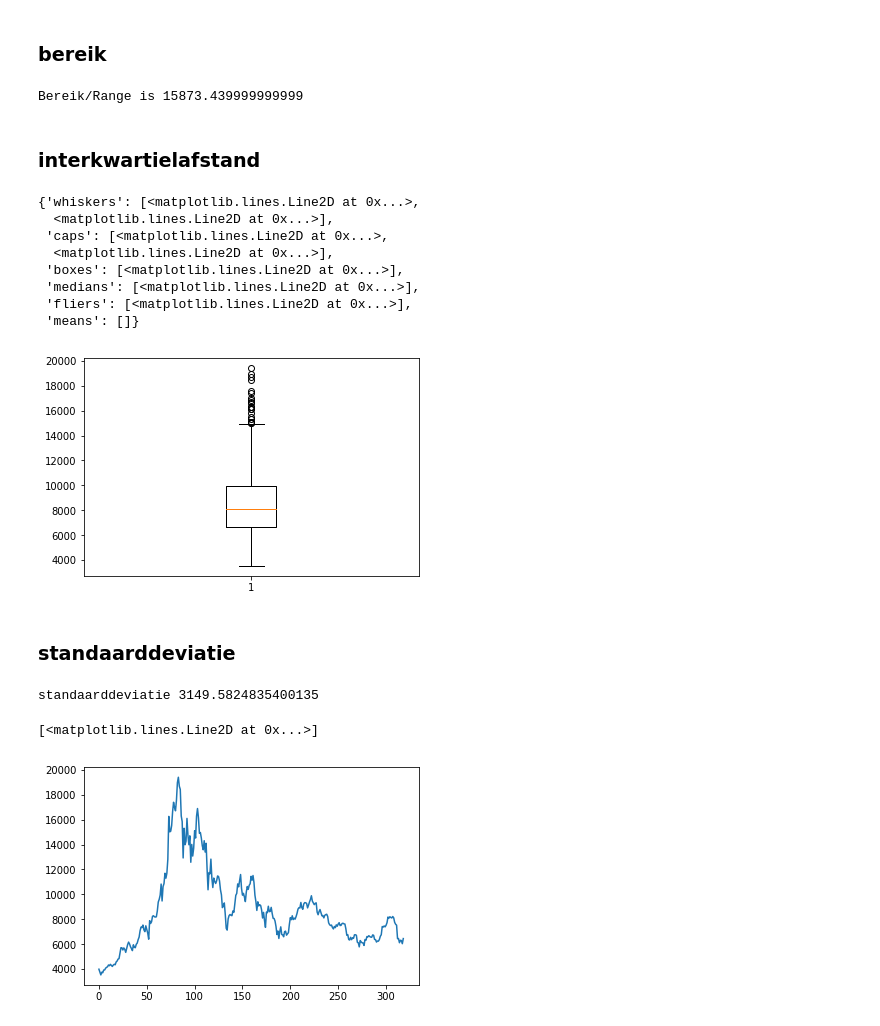
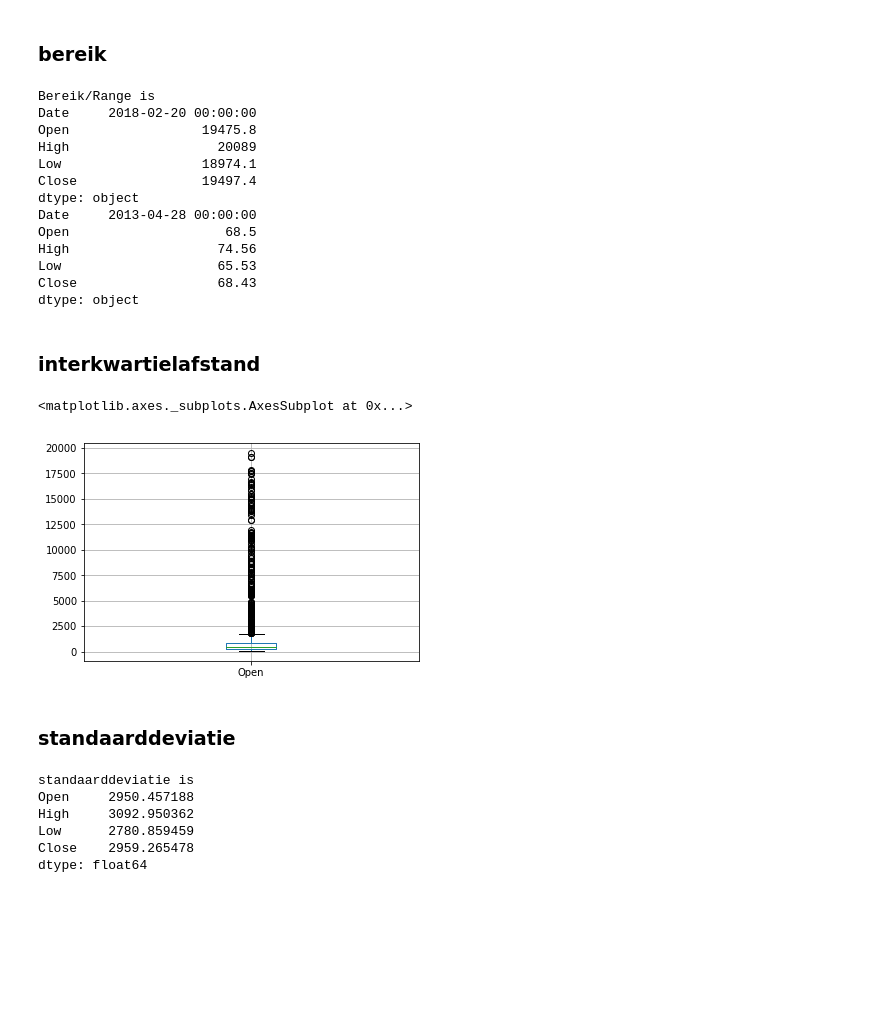
Before and after one commit to NeilVdB/BigData, a Jupyter notebook: Statistiek/Statistiek.ipynb, the cells around one changed output. Drawn from its saved outputs; the diff is of its cells as text; code cells hidden in the pictures; blank space fills up the shorter version.

Commit message:
Statistics updated (used pandas instead of numpy)

```diff
--- a/Statistiek/Statistiek.ipynb
+++ b/Statistiek/Statistiek.ipynb
@@ -38,0 +3,13 @@ pricesnp = np.array(prices)
+# %%
+filename = 'bitcoin_price.csv'
+filename2 = 'ethereum_price.csv'
+import numpy as np
+import matplotlib.pyplot as plt
+from scipy import stats
+import pandas as pd
+import datetime
+
+d = lambda x: pd.datetime.strptime(x, '%b %d, %Y')
+
+dataBTC = ps.read_csv(filename, delimiter=',', parse_dates=['Date'], date_parser=d)
+dataETH = ps.read_csv(filename2, delimiter=',', parse_dates=['Date'], date_parser=d)
@@ -38,0 +29,2 @@ pricesnp = np.array(prices)
+# %%
+dataBTC = dataBTC.drop(['Market Cap','Volume'], axis=1)
@@ -63,31 +92,39 @@ modus is ModeResult(mode=array([8200.]), count=array([2]))
 # %% [markdown]
 ### bereik
 # %%
-print("Bereik/Range is", pricesnp.max() - pricesnp.min())
+print("Bereik/Range is ")
+print(dataBTC.max())
+print(dataBTC.min())
 # %% [output]
-Bereik/Range is 15873.439999999999
+Bereik/Range is
+Date     2018-02-20 00:00:00
+Open                 19475.8
+High                   20089
+Low                  18974.1
+Close                19497.4
+dtype: object
+Date     2013-04-28 00:00:00
+Open                    68.5
+High                   74.56
+Low                    65.53
+Close                  68.43
+dtype: object
 # %% [markdown]
 ### interkwartielafstand
-# %%
-plt.boxplot(pricesnp)
-# %% [output]
-{'whiskers': [<matplotlib.lines.Line2D at 0x...>,
-  <matplotlib.lines.Line2D at 0x...>],
- 'caps': [<matplotlib.lines.Line2D at 0x...>,
-  <matplotlib.lines.Line2D at 0x...>],
- 'boxes': [<matplotlib.lines.Line2D at 0x...>],
- 'medians': [<matplotlib.lines.Line2D at 0x...>],
- 'fliers': [<matplotlib.lines.Line2D at 0x...>],
- 'means': []}
-[figure, removed]
+# %%
+dataBTC.boxplot(column="Open")
+# %% [output]
+<matplotlib.axes._subplots.AxesSubplot at 0x...>
+[figure, added]
 # %% [markdown]
 ### standaarddeviatie
 # %%
-print("standaarddeviatie", pricesnp.std())
+print("standaarddeviatie is ")
+print(dataBTC.std())
 # %% [output]
-standaarddeviatie 3149.5824835400135
+standaarddeviatie is
+Open     2950.457188
+High     3092.950362
+Low      2780.859459
+Close    2959.265478
+dtype: float64
-# %%
-plt.plot(pricesnp)
-# %% [output]
-[<matplotlib.lines.Line2D at 0x...>]
-[figure, removed]
```
Also changed, not shown: parts of 17 cells of this notebook, 2 other files.
